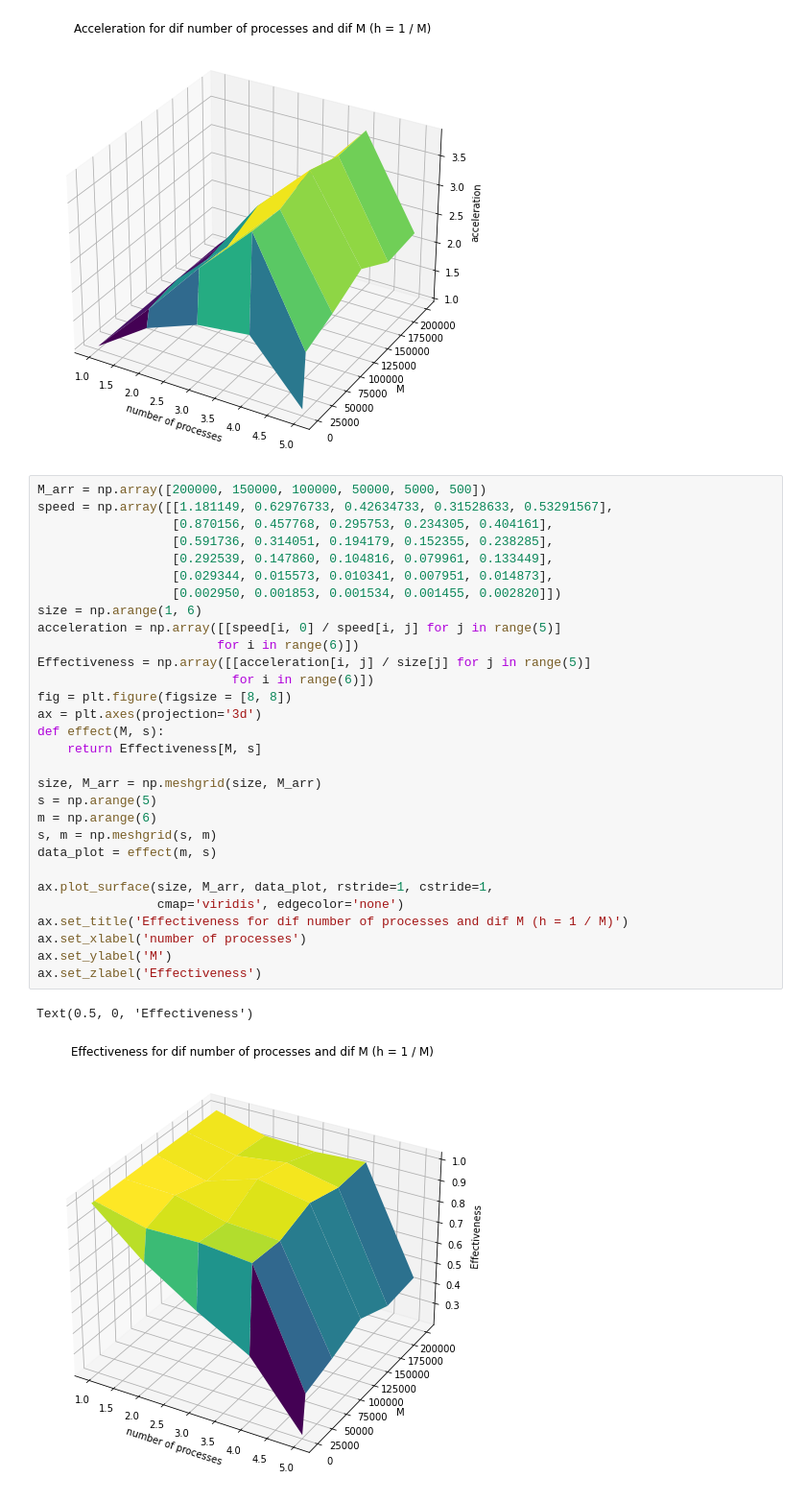
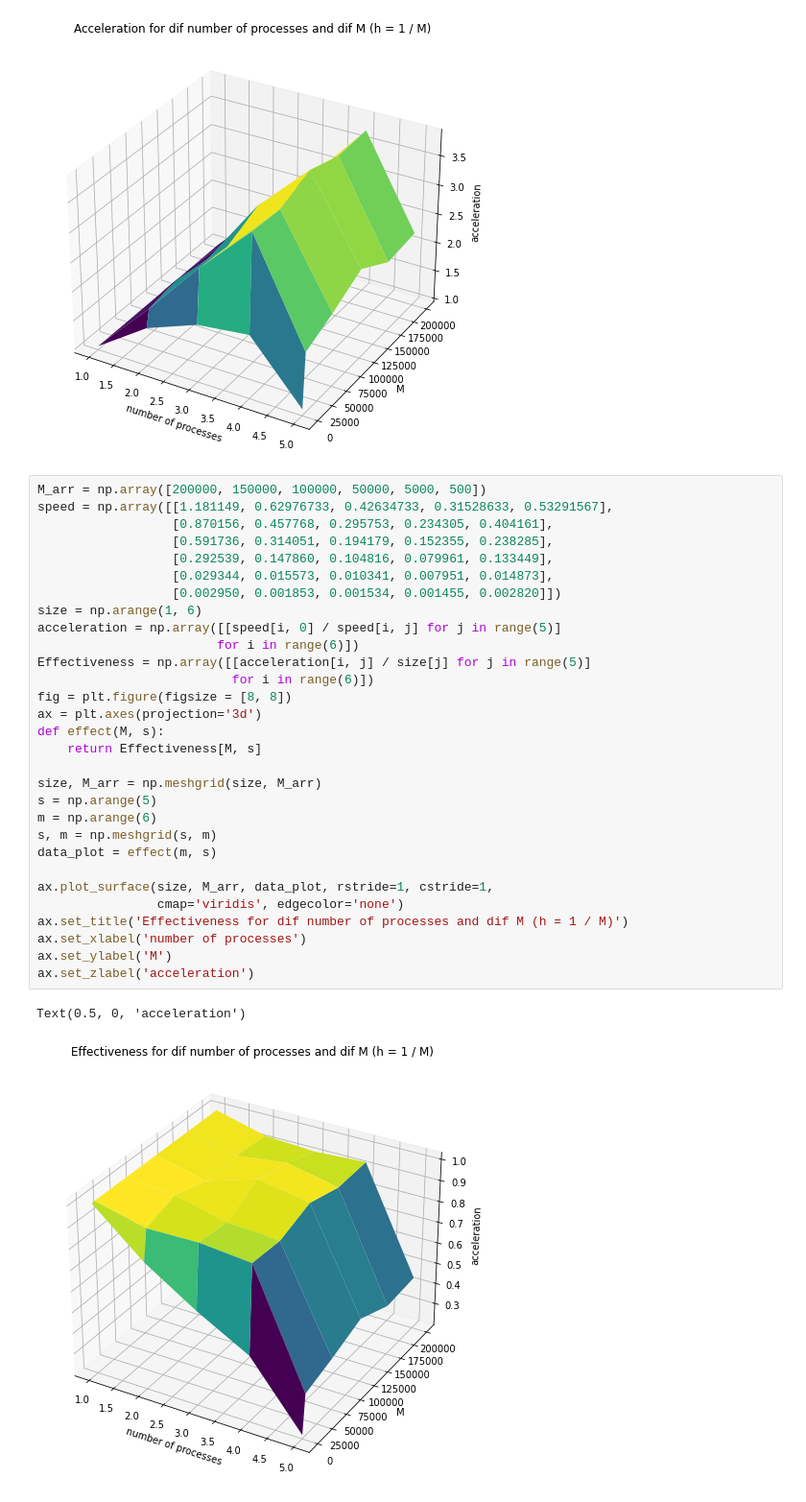
Before and after one commit to ivan-shargin/Parprog, a Jupyter notebook: lab1/Speed.ipynb, the cells around one changed output. Shown: that part at 96% size. Cells and saved outputs as stored; diff of their text form.

```diff
--- a/lab1/Speed.ipynb
+++ b/lab1/Speed.ipynb
@@ -57,36 +57,36 @@ ax.set_zlabel('acceleration')
 # %% [output]
 Text(0.5, 0, 'acceleration')
 [figure]
-# %%
-M_arr = np.array([200000, 150000, 100000, 50000, 5000, 500])
-speed = np.array([[1.181149, 0.62976733, 0.42634733, 0.31528633, 0.53291567],
-                  [0.870156, 0.457768, 0.295753, 0.234305, 0.404161],
-                  [0.591736, 0.314051, 0.194179, 0.152355, 0.238285],
-                  [0.292539, 0.147860, 0.104816, 0.079961, 0.133449],
-                  [0.029344, 0.015573, 0.010341, 0.007951, 0.014873],
-                  [0.002950, 0.001853, 0.001534, 0.001455, 0.002820]])
-size = np.arange(1, 6)
-acceleration = np.array([[speed[i, 0] / speed[i, j] for j in range(5)]
-                        for i in range(6)])
-Effectiveness = np.array([[acceleration[i, j] / size[j] for j in range(5)]
-                          for i in range(6)])
-fig = plt.figure(figsize = [8, 8])
-ax = plt.axes(projection='3d')
-def effect(M, s):
-    return Effectiveness[M, s]
-
-size, M_arr = np.meshgrid(size, M_arr)
-s = np.arange(5)
-m = np.arange(6)
-s, m = np.meshgrid(s, m)
-data_plot = effect(m, s)
-
-ax.plot_surface(size, M_arr, data_plot, rstride=1, cstride=1,
-                cmap='viridis', edgecolor='none')
-ax.set_title('Effectiveness for dif number of processes and dif M (h = 1 / M)')
-ax.set_xlabel('number of processes')
-ax.set_ylabel('M')
-ax.set_zlabel('Effectiveness')
-# %% [output]
-Text(0.5, 0, 'Effectiveness')
-[figure, removed]
+# %%
+M_arr = np.array([200000, 150000, 100000, 50000, 5000, 500])
+speed = np.array([[1.181149, 0.62976733, 0.42634733, 0.31528633, 0.53291567],
+                  [0.870156, 0.457768, 0.295753, 0.234305, 0.404161],
+                  [0.591736, 0.314051, 0.194179, 0.152355, 0.238285],
+                  [0.292539, 0.147860, 0.104816, 0.079961, 0.133449],
+                  [0.029344, 0.015573, 0.010341, 0.007951, 0.014873],
+                  [0.002950, 0.001853, 0.001534, 0.001455, 0.002820]])
+size = np.arange(1, 6)
+acceleration = np.array([[speed[i, 0] / speed[i, j] for j in range(5)]
+                        for i in range(6)])
+Effectiveness = np.array([[acceleration[i, j] / size[j] for j in range(5)]
+                          for i in range(6)])
+fig = plt.figure(figsize = [8, 8])
+ax = plt.axes(projection='3d')
+def effect(M, s):
+    return Effectiveness[M, s]
+
+size, M_arr = np.meshgrid(size, M_arr)
+s = np.arange(5)
+m = np.arange(6)
+s, m = np.meshgrid(s, m)
+data_plot = effect(m, s)
+
+ax.plot_surface(size, M_arr, data_plot, rstride=1, cstride=1,
+                cmap='viridis', edgecolor='none')
+ax.set_title('Effectiveness for dif number of processes and dif M (h = 1 / M)')
+ax.set_xlabel('number of processes')
+ax.set_ylabel('M')
+ax.set_zlabel('acceleration')
+# %% [output]
+Text(0.5, 0, 'acceleration')
+[figure, added]
```
Also changed, not shown: 1 other file.
